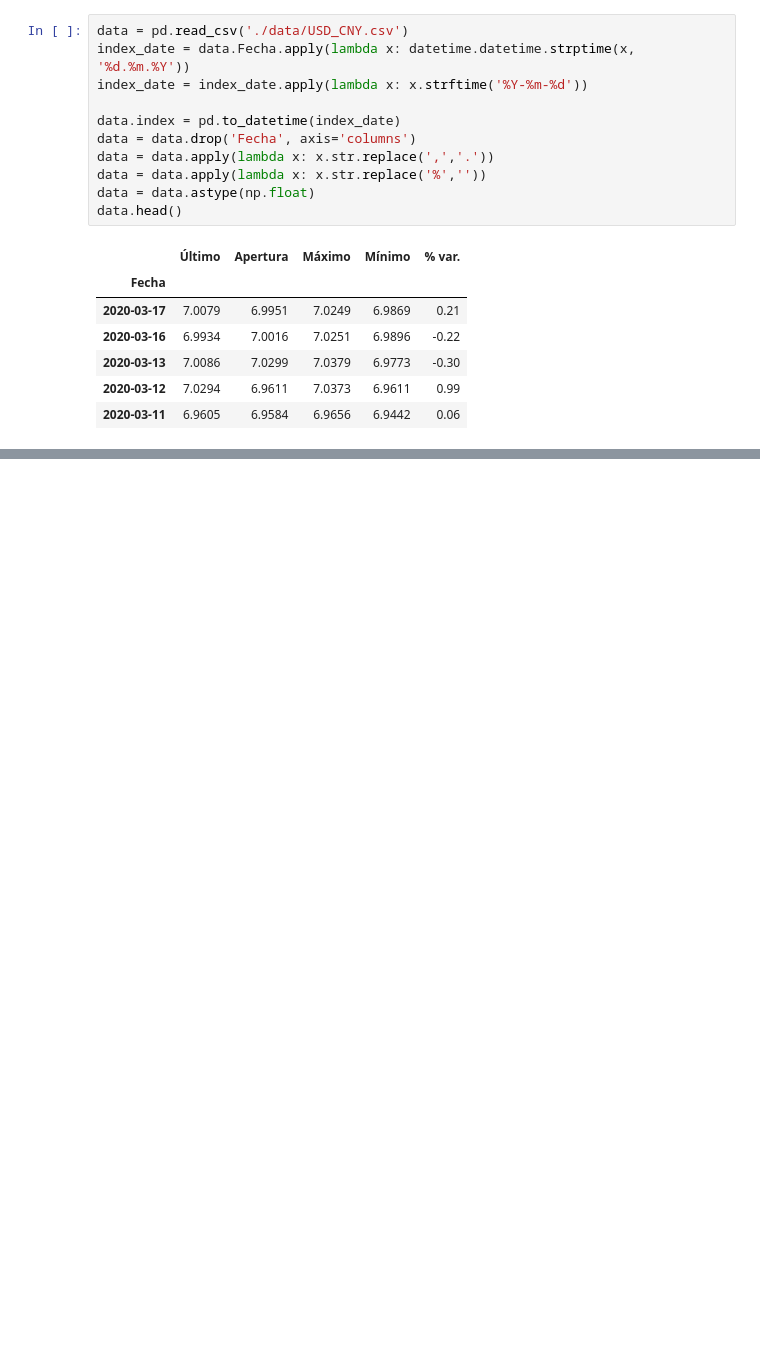
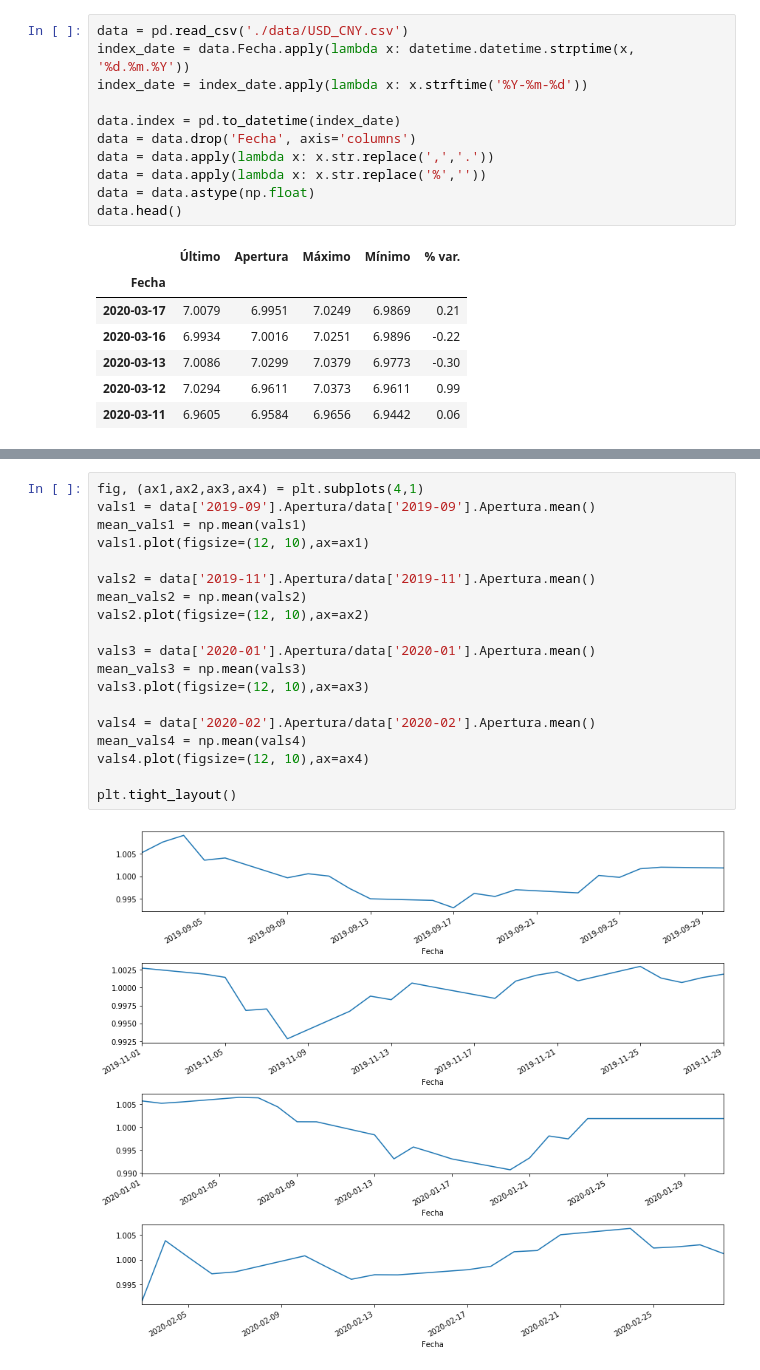
Before and after one commit to Cpicon/forecating_USD_CNY_Coronavirus, a Jupyter notebook: USD_CNY_analisys.ipynb, the cells around one changed output, grey strips where cells are left out. Drawn from its saved outputs; the diff is of its cells as text; blank space fills up the shorter version.

```diff
--- a/USD_CNY_analisys.ipynb
+++ b/USD_CNY_analisys.ipynb
@@ -37,0 +113,21 @@ data['2019-11-17':]['Apertura'].plot(grid=True)
+# %%
+fig, (ax1,ax2,ax3,ax4) = plt.subplots(4,1)
+vals1 = data['2019-09'].Apertura/data['2019-09'].Apertura.mean()
+mean_vals1 = np.mean(vals1)
+vals1.plot(figsize=(12, 10),ax=ax1)
+
+vals2 = data['2019-11'].Apertura/data['2019-11'].Apertura.mean()
+mean_vals2 = np.mean(vals2)
+vals2.plot(figsize=(12, 10),ax=ax2)
+
+vals3 = data['2020-01'].Apertura/data['2020-01'].Apertura.mean()
+mean_vals3 = np.mean(vals3)
+vals3.plot(figsize=(12, 10),ax=ax3)
+
+vals4 = data['2020-02'].Apertura/data['2020-02'].Apertura.mean()
+mean_vals4 = np.mean(vals4)
+vals4.plot(figsize=(12, 10),ax=ax4)
+
+plt.tight_layout()
+# %% [output]
+[figure, added]
```
Also changed, not shown: parts of 34 cells of this notebook, 1 other file.
